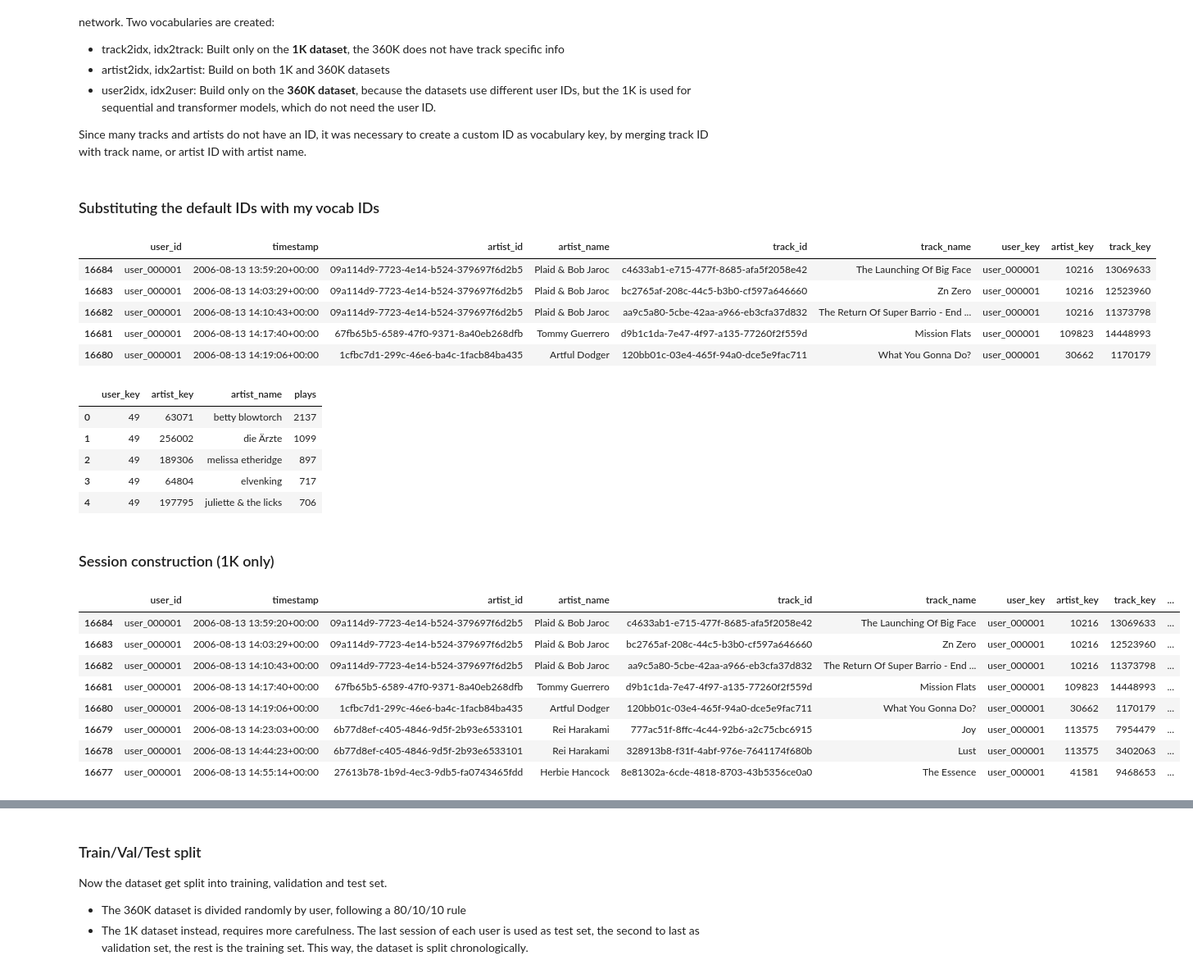
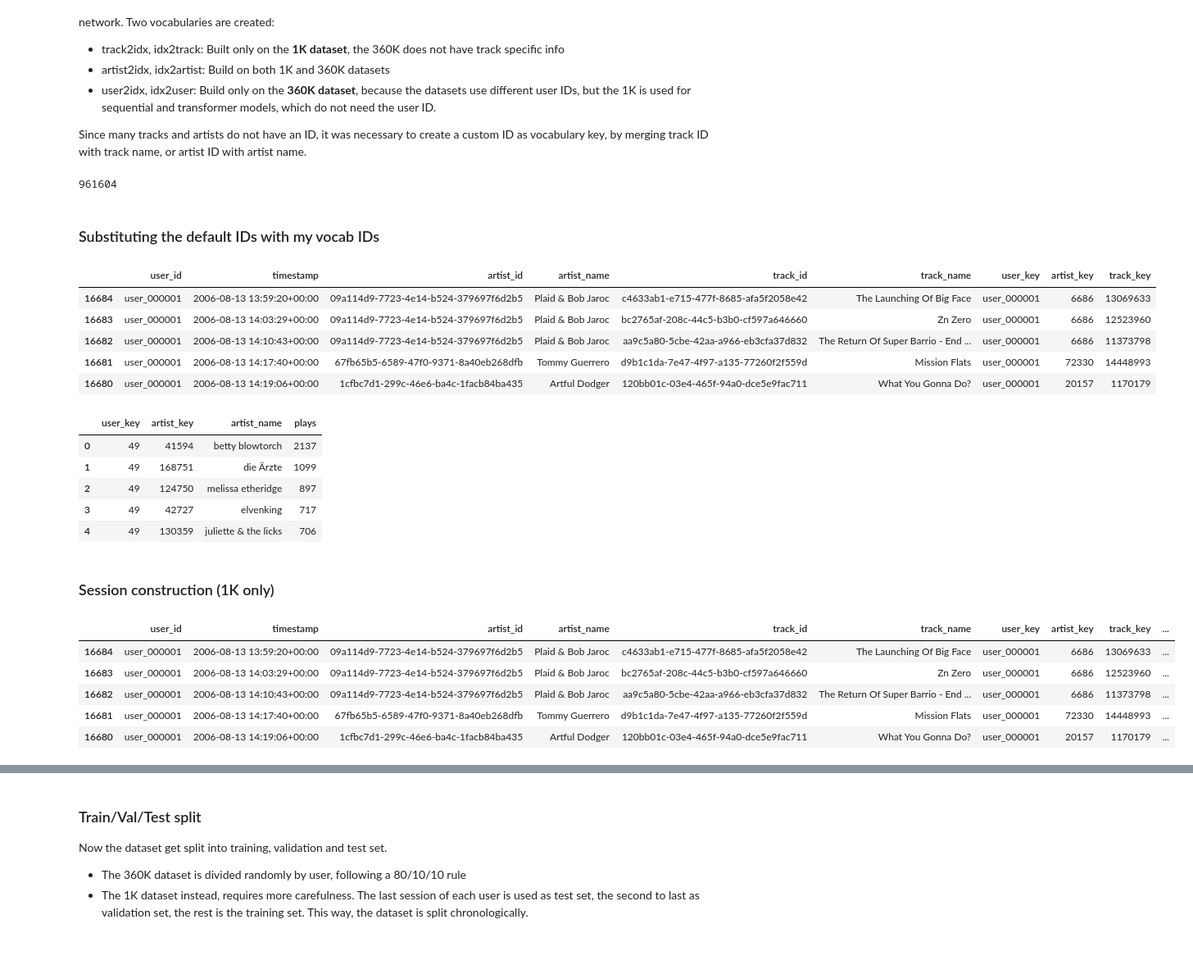
Before and after one commit to Rimaro03/project-recommender-system, a Jupyter notebook: data_preprocessing.ipynb, the cells around one changed output, grey strips where cells are left out. Shown at 82% size. Cells and saved outputs as stored; diff of their text form; code cells hidden in the pictures; blank space fills up the shorter version.

```diff
--- a/data_preprocessing.ipynb
+++ b/data_preprocessing.ipynb
@@ -86,0 +86,6 @@ df_360k.head()
+# %%
+user_counts = df_360k['user_id'].value_counts()
+
+threshold = 20
+keep_users = user_counts[user_counts >= threshold].index
+df_360k=df_360k[df_360k['user_id'].isin(keep_users)]
@@ -99,20 +136,15 @@ df_360k['user_key'] = df_360k['user_id'].astype(str)
 df_1k['user_key'] = df_1k['user_id'].astype(str)
 
 # 2. Artist Keys (Artist ID + Artist Name)
-# Create clean name for 1K
-clean_name_1k = (
+clean_name = (
     df_1k["artist_name"]
     .fillna("unknown")
     .str.lower()
     .str.strip()
     .str.replace(r"[^a-z0-9]+", "", regex=True)
 )
-
-# Use the variable (no quotes!) and append the original name with ":::"
-df_1k['artist_key'] = df_1k['artist_id'].fillna(clean_name_1k) + ":::" + df_1k['artist_name'].fillna('unknown')
-
-# Create clean name for 360K
-clean_name_360k = (
+df_1k['artist_key'] = df_1k['artist_id'].fillna('clean_name')
+clean_name = (
     df_360k["artist_name"]
     .fillna("unknown")
     .str.lower()
@@ -120,14 +152,12 @@ clean_name_360k = (
     .str.replace(r"[^a-z0-9]+", "", regex=True)
 )
 
-# Use the variable (no quotes!) and append the original name with ":::"
-df_360k['artist_key'] = df_360k['artist_mbid'].fillna(clean_name_360k) + ":::" + df_360k['artist_name'].fillna('unknown')
-
-# 3. Track Keys
+df_360k['artist_key'] = df_360k['artist_mbid'].fillna('clean_name')
+# 3. Track Keys (Track ID + Track Name)
 df_1k['track_key'] = df_1k['track_id'].fillna('no_id') + ":::" + df_1k['track_name'].fillna('unknown')
 # %%
 def build_vocab(keys):
-    sorted_keys = sorted(list(keys)) # for reproducibility
+    sorted_keys = sorted(set(keys)) # for reproducibility
 
     item2idx = {item: i + 1 for i, item in enumerate(sorted_keys)}
     item2idx['<PAD>'] = 0
@@ -141,6 +171,10 @@ user2idx, idx2user = build_vocab(df_360k["user_key"])
 # merging both dataset artist keys to create a shared dict
 artist2idx, idx2artist = build_vocab(list(set(df_1k["artist_key"]) | set(df_360k["artist_key"])))
 track2idx, idx2track = build_vocab(df_1k["track_key"])
+# %%
+len(track2idx)
+# %% [output]
+961604
 # %% [markdown]
 ### Substituting the default IDs with my vocab IDs
 # %%
@@ -150,11 +184,11 @@ df_1k_map["track_key"] = df_1k_map["track_key"].map(track2idx)
 df_1k_map.head()
 # %% [output]
 |  | user_id | timestamp | artist_id | artist_name | track_id | track_name | user_key | artist_key | track_key |
-| 16684 | user_000001 | 2006-08-13 13:59:20+00:00 | 09a114d9-7723-4e14-b524-379697f6d2b5 | Plaid & Bob Jaroc | c4633ab1-e715-477f-8685-afa5f2058e42 | The Launching Of Big Face | user_000001 | 10216 | 13069633 |
-| 16683 | user_000001 | 2006-08-13 14:03:29+00:00 | 09a114d9-7723-4e14-b524-379697f6d2b5 | Plaid & Bob Jaroc | bc2765af-208c-44c5-b3b0-cf597a646660 | Zn Zero | user_000001 | 10216 | 12523960 |
-| 16682 | user_000001 | 2006-08-13 14:10:43+00:00 | 09a114d9-7723-4e14-b524-379697f6d2b5 | Plaid & Bob Jaroc | aa9c5a80-5cbe-42aa-a966-eb3cfa37d832 | The Return Of Super Barrio - End ... | user_000001 | 10216 | 11373798 |
-| 16681 | user_000001 | 2006-08-13 14:17:40+00:00 | 67fb65b5-6589-47f0-9371-8a40eb268dfb | Tommy Guerrero | d9b1c1da-7e47-4f97-a135-77260f2f559d | Mission Flats | user_000001 | 109823 | 14448993 |
-| 16680 | user_000001 | 2006-08-13 14:19:06+00:00 | 1cfbc7d1-299c-46e6-ba4c-1facb84ba435 | Artful Dodger | 120bb01c-03e4-465f-94a0-dce5e9fac711 | What You Gonna Do? | user_000001 | 30662 | 1170179 |
+| 16684 | user_000001 | 2006-08-13 13:59:20+00:00 | 09a114d9-7723-4e14-b524-379697f6d2b5 | Plaid & Bob Jaroc | c4633ab1-e715-477f-8685-afa5f2058e42 | The Launching Of Big Face | user_000001 | 6686 | 13069633 |
+| 16683 | user_000001 | 2006-08-13 14:03:29+00:00 | 09a114d9-7723-4e14-b524-379697f6d2b5 | Plaid & Bob Jaroc | bc2765af-208c-44c5-b3b0-cf597a646660 | Zn Zero | user_000001 | 6686 | 12523960 |
+| 16682 | user_000001 | 2006-08-13 14:10:43+00:00 | 09a114d9-7723-4e14-b524-379697f6d2b5 | Plaid & Bob Jaroc | aa9c5a80-5cbe-42aa-a966-eb3cfa37d832 | The Return Of Super Barrio - End ... | user_000001 | 6686 | 11373798 |
+| 16681 | user_000001 | 2006-08-13 14:17:40+00:00 | 67fb65b5-6589-47f0-9371-8a40eb268dfb | Tommy Guerrero | d9b1c1da-7e47-4f97-a135-77260f2f559d | Mission Flats | user_000001 | 72330 | 14448993 |
+| 16680 | user_000001 | 2006-08-13 14:19:06+00:00 | 1cfbc7d1-299c-46e6-ba4c-1facb84ba435 | Artful Dodger | 120bb01c-03e4-465f-94a0-dce5e9fac711 | What You Gonna Do? | user_000001 | 20157 | 1170179 |
 # %%
 df_360k_map = df_360k.copy()
 df_360k_map["user_key"] = df_360k_map["user_key"].map(user2idx)
@@ -166,41 +200,38 @@ df_360k_map = df_360k_map[["user_key", "artist_key", "artist_name", "plays"]]
 df_360k_map.head()
 # %% [output]
 |  | user_key | artist_key | artist_name | plays |
-| 0 | 49 | 63071 | betty blowtorch | 2137 |
-| 1 | 49 | 256002 | die Ärzte | 1099 |
-| 2 | 49 | 189306 | melissa etheridge | 897 |
-| 3 | 49 | 64804 | elvenking | 717 |
-| 4 | 49 | 197795 | juliette & the licks | 706 |
+| 0 | 49 | 41594 | betty blowtorch | 2137 |
+| 1 | 49 | 168751 | die Ärzte | 1099 |
+| 2 | 49 | 124750 | melissa etheridge | 897 |
+| 3 | 49 | 42727 | elvenking | 717 |
+| 4 | 49 | 130359 | juliette & the licks | 706 |
 # %% [markdown]
 ### Session construction (1K only)
 # %%
 # creating sessions for 1K dataset, gap between tracks is GAP_MIN minutes
 df_1k_map["time_diff"] = df_1k_map.groupby("user_id")["timestamp"].diff()
 
 gap_threshold = pd.Timedelta(minutes=GAP_MIN)
 df_1k_map["new_session"] = (df_1k_map["time_diff"] > gap_threshold) | (df_1k_map["time_diff"].isna())
 
 df_1k_map["session_id"] = df_1k_map.groupby("user_id")["new_session"].cumsum()
 
 df_1k_map['global_session_id'] = df_1k_map['user_id'].astype(str) + "_" + df_1k_map['session_id'].astype(str)
 
 # filter short and longs sessions
 session_lengths = df_1k_map.groupby('global_session_id').size()
 
 valid_sessions = session_lengths[(session_lengths >= MIN_SEQ_LENGTH) & (session_lengths <= MAX_SEQ_LENGTH)].index
 df_1k_clean = df_1k_map[df_1k_map['global_session_id'].isin(valid_sessions)]
 
-df_1k_clean.head(8)
+df_1k_clean.head()
 # %% [output]
 |  | user_id | timestamp | artist_id | artist_name | track_id | track_name | user_key | artist_key | track_key | ... |
-| 16684 | user_000001 | 2006-08-13 13:59:20+00:00 | 09a114d9-7723-4e14-b524-379697f6d2b5 | Plaid & Bob Jaroc | c4633ab1-e715-477f-8685-afa5f2058e42 | The Launching Of Big Face | user_000001 | 10216 | 13069633 | ... |
-| 16683 | user_000001 | 2006-08-13 14:03:29+00:00 | 09a114d9-7723-4e14-b524-379697f6d2b5 | Plaid & Bob Jaroc | bc2765af-208c-44c5-b3b0-cf597a646660 | Zn Zero | user_000001 | 10216 | 12523960 | ... |
-| 16682 | user_000001 | 2006-08-13 14:10:43+00:00 | 09a114d9-7723-4e14-b524-379697f6d2b5 | Plaid & Bob Jaroc | aa9c5a80-5cbe-42aa-a966-eb3cfa37d832 | The Return Of Super Barrio - End ... | user_000001 | 10216 | 11373798 | ... |
-| 16681 | user_000001 | 2006-08-13 14:17:40+00:00 | 67fb65b5-6589-47f0-9371-8a40eb268dfb | Tommy Guerrero | d9b1c1da-7e47-4f97-a135-77260f2f559d | Mission Flats | user_000001 | 109823 | 14448993 | ... |
-| 16680 | user_000001 | 2006-08-13 14:19:06+00:00 | 1cfbc7d1-299c-46e6-ba4c-1facb84ba435 | Artful Dodger | 120bb01c-03e4-465f-94a0-dce5e9fac711 | What You Gonna Do? | user_000001 | 30662 | 1170179 | ... |
-| 16679 | user_000001 | 2006-08-13 14:23:03+00:00 | 6b77d8ef-c405-4846-9d5f-2b93e6533101 | Rei Harakami | 777ac51f-8ffc-4c44-92b6-a2c75cbc6915 | Joy | user_000001 | 113575 | 7954479 | ... |
-| 16678 | user_000001 | 2006-08-13 14:44:23+00:00 | 6b77d8ef-c405-4846-9d5f-2b93e6533101 | Rei Harakami | 328913b8-f31f-4abf-976e-7641174f680b | Lust | user_000001 | 113575 | 3402063 | ... |
-| 16677 | user_000001 | 2006-08-13 14:55:14+00:00 | 27613b78-1b9d-4ec3-9db5-fa0743465fdd | Herbie Hancock | 8e81302a-6cde-4818-8703-43b5356ce0a0 | The Essence | user_000001 | 41581 | 9468653 | ... |
+| 16684 | user_000001 | 2006-08-13 13:59:20+00:00 | 09a114d9-7723-4e14-b524-379697f6d2b5 | Plaid & Bob Jaroc | c4633ab1-e715-477f-8685-afa5f2058e42 | The Launching Of Big Face | user_000001 | 6686 | 13069633 | ... |
+| 16683 | user_000001 | 2006-08-13 14:03:29+00:00 | 09a114d9-7723-4e14-b524-379697f6d2b5 | Plaid & Bob Jaroc | bc2765af-208c-44c5-b3b0-cf597a646660 | Zn Zero | user_000001 | 6686 | 12523960 | ... |
+| 16682 | user_000001 | 2006-08-13 14:10:43+00:00 | 09a114d9-7723-4e14-b524-379697f6d2b5 | Plaid & Bob Jaroc | aa9c5a80-5cbe-42aa-a966-eb3cfa37d832 | The Return Of Super Barrio - End ... | user_000001 | 6686 | 11373798 | ... |
+| 16681 | user_000001 | 2006-08-13 14:17:40+00:00 | 67fb65b5-6589-47f0-9371-8a40eb268dfb | Tommy Guerrero | d9b1c1da-7e47-4f97-a135-77260f2f559d | Mission Flats | user_000001 | 72330 | 14448993 | ... |
+| 16680 | user_000001 | 2006-08-13 14:19:06+00:00 | 1cfbc7d1-299c-46e6-ba4c-1facb84ba435 | Artful Dodger | 120bb01c-03e4-465f-94a0-dce5e9fac711 | What You Gonna Do? | user_000001 | 20157 | 1170179 | ... |
 # %%
 sessions = df_1k_clean.groupby("global_session_id").agg({
     "user_key": "first",
```
Also changed, not shown: parts of 9 cells of this notebook.
